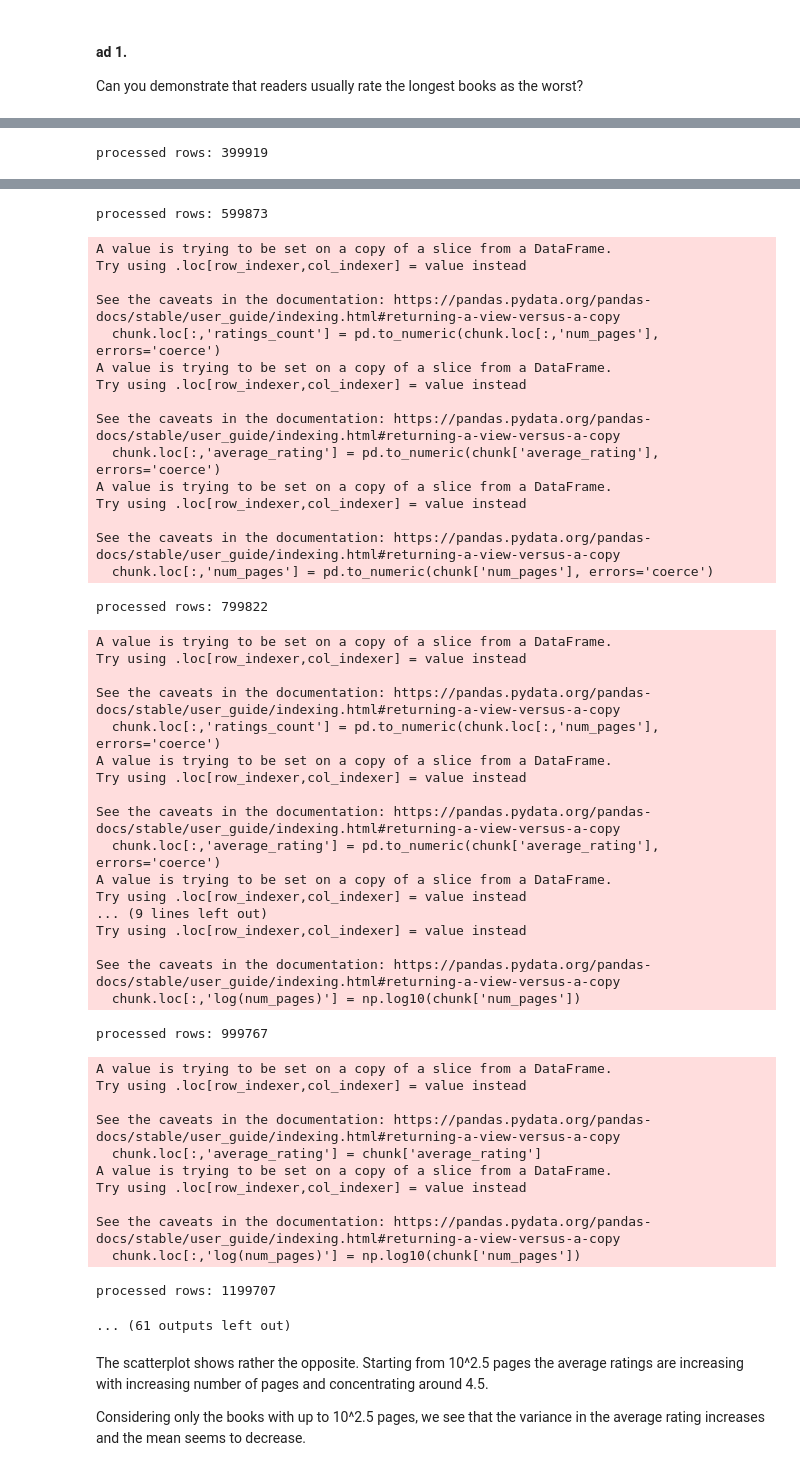
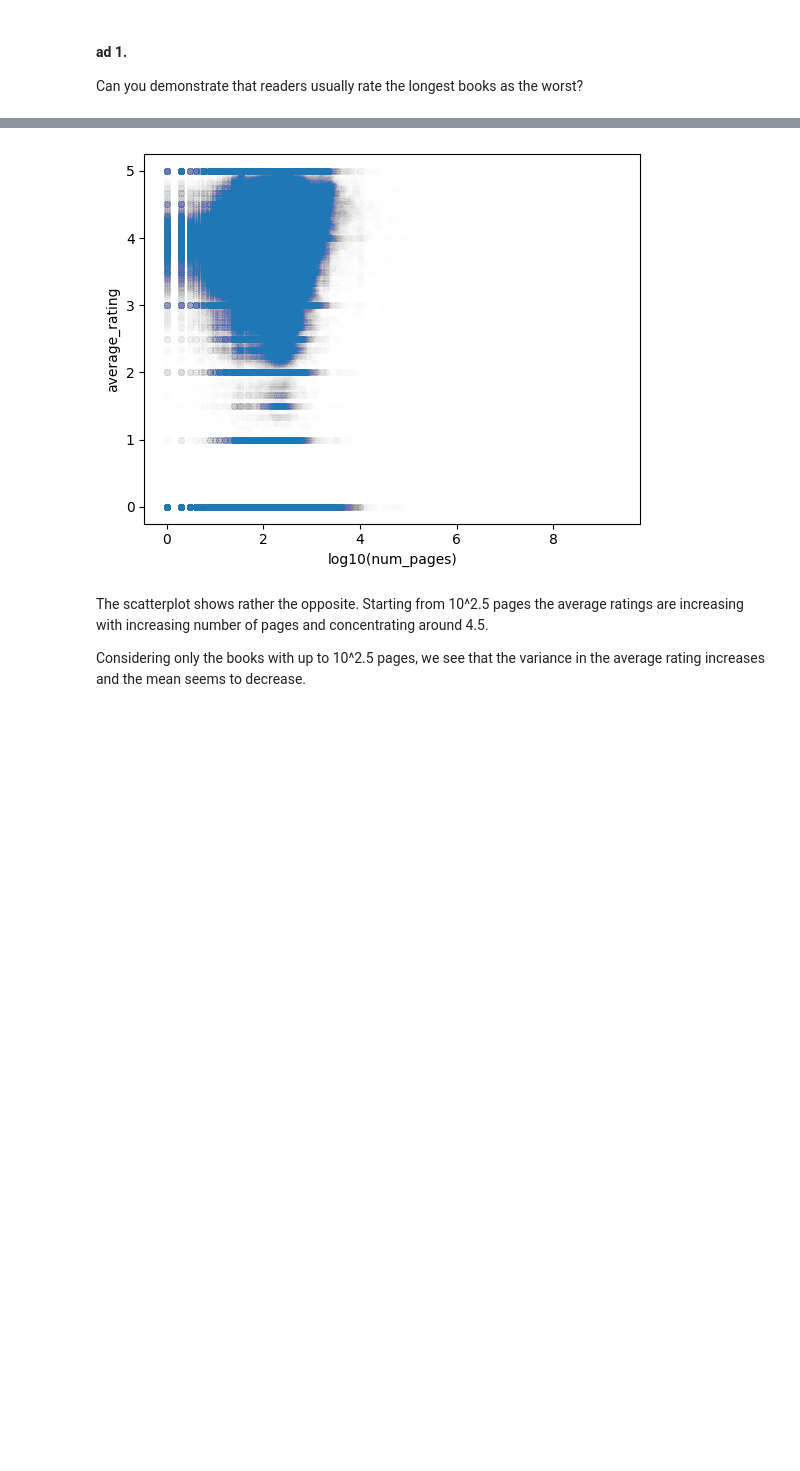
Before and after one commit to desterote753/ADM-HW2-Group3, a Jupyter notebook: main.ipynb, the cells around one changed output, grey strips where cells are left out. Cells and saved outputs as stored; diff of their text form; code cells hidden in the pictures; blank space fills up the shorter version.

```diff
--- a/main.ipynb
+++ b/main.ipynb
@@ -540,7 +542,7 @@ Charts, statistical tests, and analysis methods are splendid tools to illustrate
 Can you demonstrate that readers usually rate the longest books as the worst?
 # %%
 books_df = processing.answer_rq_8_1(data_path)
-books_df.plot.scatter(y='average_rating', x='log(num_pages)', alpha = 0.002)
+books_df.plot.scatter(y='average_rating', x='log10(num_pages)', alpha = 0.002)
 # %% [output]
 A value is trying to be set on a copy of a slice from a DataFrame.
 Try using .loc[row_indexer,col_indexer] = value instead
@@ -566 +565,0 @@ See the caveats in the documentation: https://pandas.pydata.org/pandas-docs/stab
-processed rows: 399919
@@ -577,50 +566,4 @@ See the caveats in the documentation: https://pandas.pydata.org/pandas-docs/stab
-processed rows: 599873
-A value is trying to be set on a copy of a slice from a DataFrame.
-Try using .loc[row_indexer,col_indexer] = value instead
-
-See the caveats in the documentation: https://pandas.pydata.org/pandas-docs/stable/user_guide/indexing.html#returning-a-view-versus-a-copy
-  chunk.loc[:,'ratings_count'] = pd.to_numeric(chunk.loc[:,'num_pages'], errors='coerce')
-A value is trying to be set on a copy of a slice from a DataFrame.
-Try using .loc[row_indexer,col_indexer] = value instead
-
-See the caveats in the documentation: https://pandas.pydata.org/pandas-docs/stable/user_guide/indexing.html#returning-a-view-versus-a-copy
-  chunk.loc[:,'average_rating'] = pd.to_numeric(chunk['average_rating'], errors='coerce')
-A value is trying to be set on a copy of a slice from a DataFrame.
-Try using .loc[row_indexer,col_indexer] = value instead
-
-See the caveats in the documentation: https://pandas.pydata.org/pandas-docs/stable/user_guide/indexing.html#returning-a-view-versus-a-copy
-  chunk.loc[:,'num_pages'] = pd.to_numeric(chunk['num_pages'], errors='coerce')
-processed rows: 799822
-A value is trying to be set on a copy of a slice from a DataFrame.
-Try using .loc[row_indexer,col_indexer] = value instead
-
-See the caveats in the documentation: https://pandas.pydata.org/pandas-docs/stable/user_guide/indexing.html#returning-a-view-versus-a-copy
-  chunk.loc[:,'ratings_count'] = pd.to_numeric(chunk.loc[:,'num_pages'], errors='coerce')
-A value is trying to be set on a copy of a slice from a DataFrame.
-Try using .loc[row_indexer,col_indexer] = value instead
-
-See the caveats in the documentation: https://pandas.pydata.org/pandas-docs/stable/user_guide/indexing.html#returning-a-view-versus-a-copy
-  chunk.loc[:,'average_rating'] = pd.to_numeric(chunk['average_rating'], errors='coerce')
-A value is trying to be set on a copy of a slice from a DataFrame.
-Try using .loc[row_indexer,col_indexer] = value instead
-... (9 lines left out)
-Try using .loc[row_indexer,col_indexer] = value instead
-
-See the caveats in the documentation: https://pandas.pydata.org/pandas-docs/stable/user_guide/indexing.html#returning-a-view-versus-a-copy
-  chunk.loc[:,'log(num_pages)'] = np.log10(chunk['num_pages'])
-processed rows: 999767
-A value is trying to be set on a copy of a slice from a DataFrame.
-Try using .loc[row_indexer,col_indexer] = value instead
-
-See the caveats in the documentation: https://pandas.pydata.org/pandas-docs/stable/user_guide/indexing.html#returning-a-view-versus-a-copy
-  chunk.loc[:,'average_rating'] = chunk['average_rating']
-A value is trying to be set on a copy of a slice from a DataFrame.
-Try using .loc[row_indexer,col_indexer] = value instead
-
-See the caveats in the documentation: https://pandas.pydata.org/pandas-docs/stable/user_guide/indexing.html#returning-a-view-versus-a-copy
-  chunk.loc[:,'log(num_pages)'] = np.log10(chunk['num_pages'])
-processed rows: 1199707
-... (61 outputs left out)
+[figure, added]
 # %% [markdown]
 The scatterplot shows rather the opposite. Starting from 10^2.5 pages the average ratings are increasing with increasing number of pages and concentrating around 4.5.
 
```
Also changed, not shown: parts of 14 cells of this notebook.
